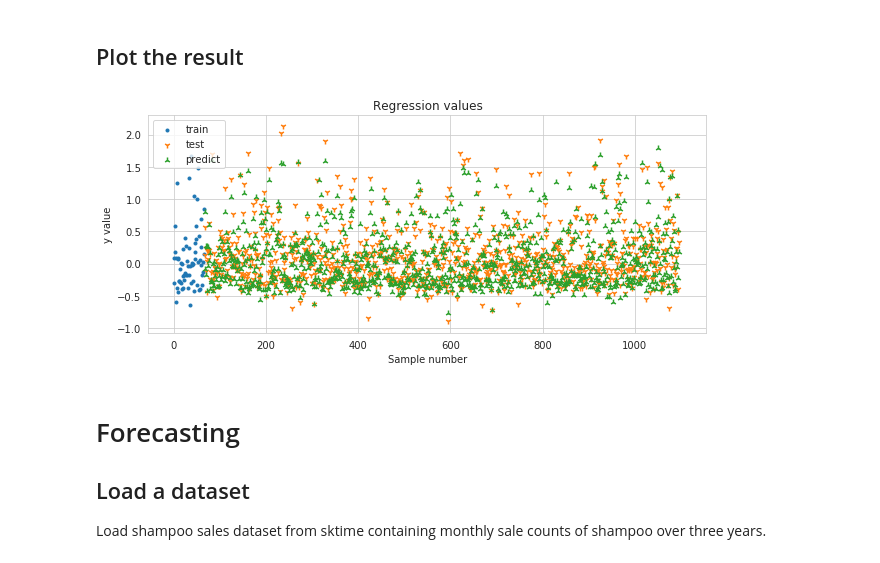
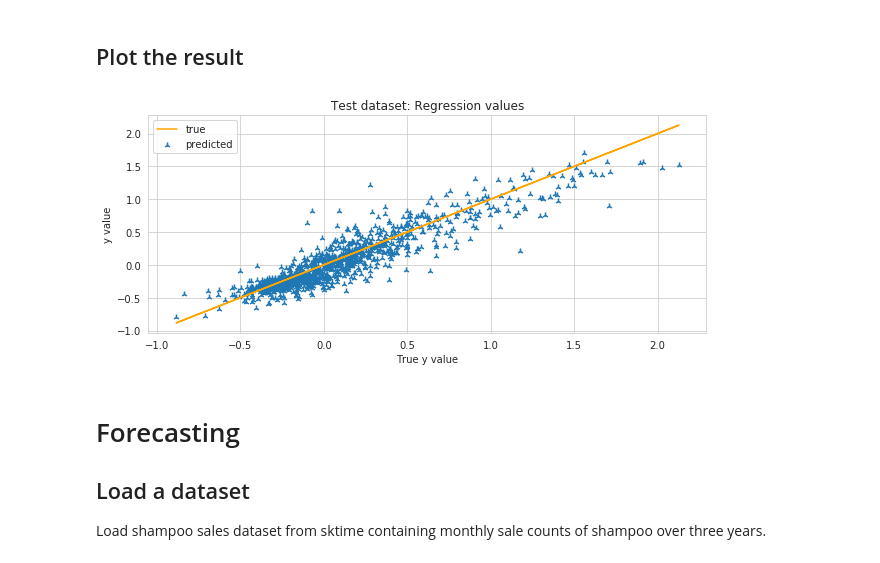
Before and after one commit to sktime/sktime-dl, a Jupyter notebook: examples/univariate_time_series_regression_and_forecasting.ipynb, the cells around one changed output. Saved outputs shown, nothing was run; the diff lists cells and outputs as text; code cells hidden in the pictures.

Commit message:
Changed the results plot to show predicted regression value vs true value.

```diff
--- a/examples/univariate_time_series_regression_and_forecasting.ipynb
+++ b/examples/univariate_time_series_regression_and_forecasting.ipynb
@@ -68,16 +68,15 @@ Regression score: 0.8318033761002863
 # %%
 fig, ax = plt.subplots(1, figsize=plt.figaspect(.4))
 ax_train = np.arange(len(y_train))
 ax_test = np.arange(len(y_train), len(y_train)+len(y_test))
-plt.scatter(ax_train, y_train, marker='.',label="train")
-plt.scatter(ax_test, y_test, marker='1', label="test")
-plt.scatter(ax_test, y_predict, marker='2', label="predict")
-plt.title('Regression values')
+plt.plot(y_test, y_test, label="true", c='orange')
+plt.scatter(y_test, y_predict, marker='2', label="predicted")
+plt.title('Test dataset: Regression values')
 ax.set(ylabel='y value')
-ax.set_xlabel('Sample number')
+ax.set_xlabel('True y value')
 plt.legend();
 # %% [output]
-[figure, old version]
+[figure, new version]
 # %% [markdown]
 # Forecasting
 ## Load a dataset
```
Also changed, not shown: parts of 1 cell of this notebook.
